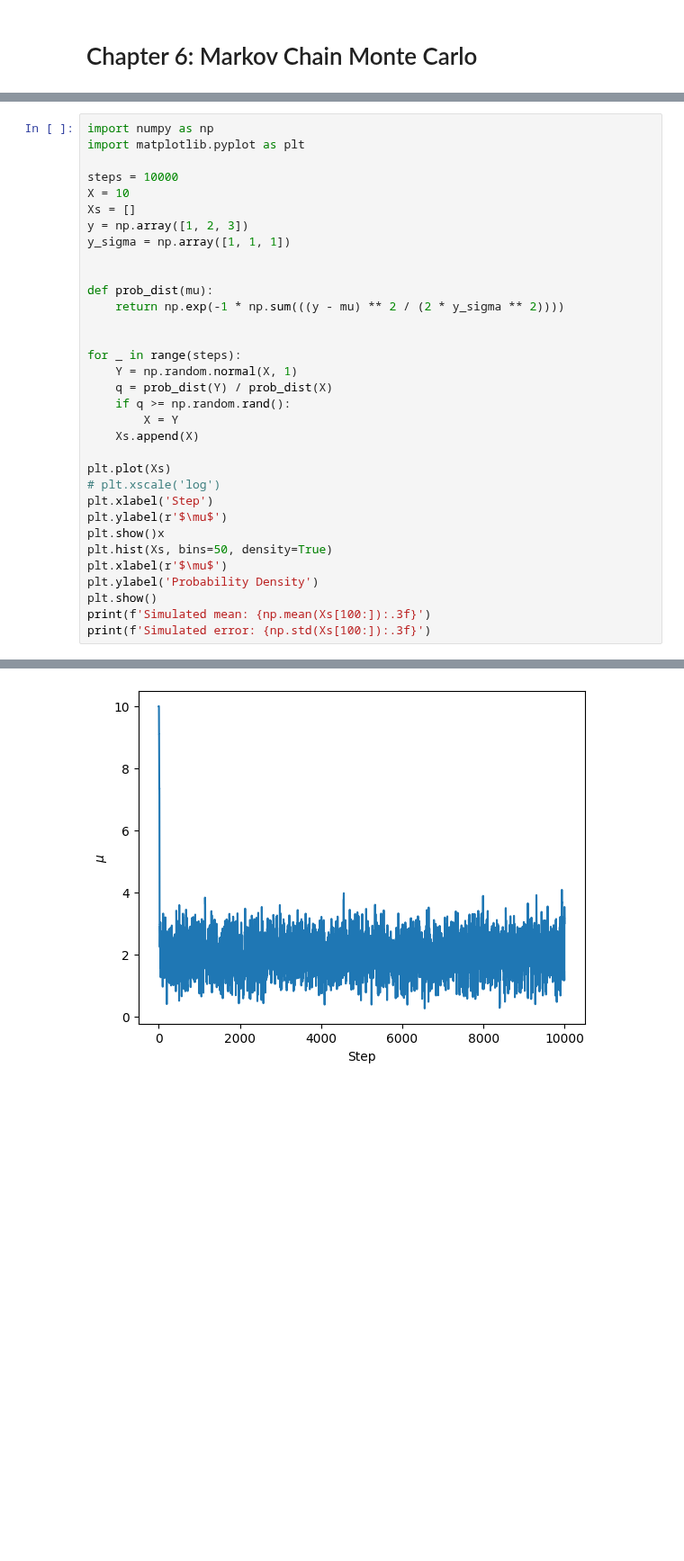
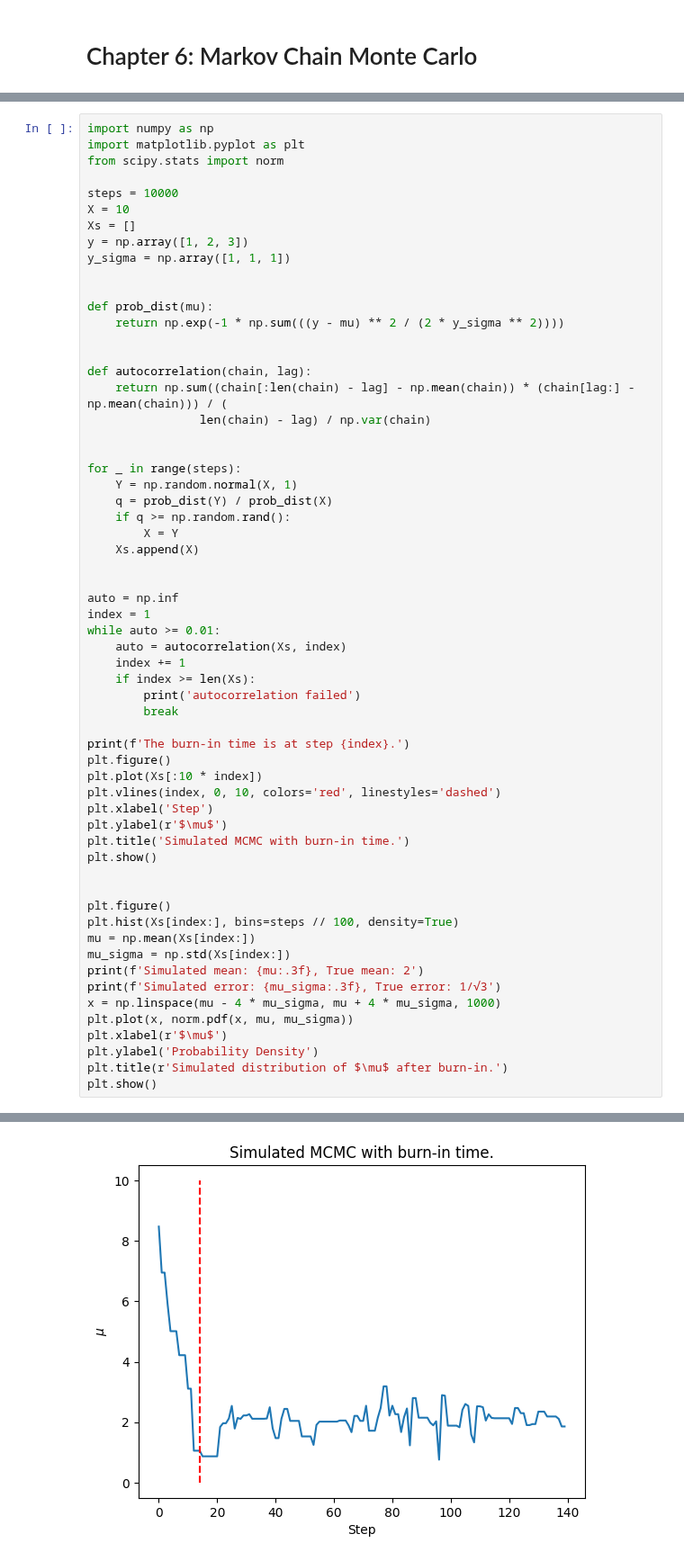
Before and after one commit to t-kist/Bayesian-Statistics-for-Astrophysics-2024, a Jupyter notebook: bayes24/lecture_notes/group6/Chapter 6.ipynb, the cells around one changed output, grey strips where cells are left out. Shown at 90% size. Saved outputs shown, nothing was run; the diff lists cells and outputs as text; blank space fills up the shorter version.

Commit message:
Autocorrelation is added

```diff
--- a/bayes24/lecture_notes/group6/Chapter 6.ipynb
+++ b/bayes24/lecture_notes/group6/Chapter 6.ipynb
@@ -67,6 +68,7 @@ The chain takes some steps to get to a stable value. This is called the burn-in
 # %%
 import numpy as np
 import matplotlib.pyplot as plt
+from scipy.stats import norm
 
 steps = 10000
 X = 10
@@ -79,6 +81,11 @@ def prob_dist(mu):
     return np.exp(-1 * np.sum(((y - mu) ** 2 / (2 * y_sigma ** 2))))
 
 
+def autocorrelation(chain, lag):
+    return np.sum((chain[:len(chain) - lag] - np.mean(chain)) * (chain[lag:] - np.mean(chain))) / (
+                len(chain) - lag) / np.var(chain)
+
+
 for _ in range(steps):
     Y = np.random.normal(X, 1)
     q = prob_dist(Y) / prob_dist(X)
@@ -86,15 +93,36 @@ for _ in range(steps):
         X = Y
     Xs.append(X)
 
-plt.plot(Xs)
-# plt.xscale('log')
+
+auto = np.inf
+index = 1
+while auto >= 0.01:
+    auto = autocorrelation(Xs, index)
+    index += 1
+    if index >= len(Xs):
+        print('autocorrelation failed')
+        break
+
+print(f'The burn-in time is at step {index}.')
+plt.figure()
+plt.plot(Xs[:10 * index])
+plt.vlines(index, 0, 10, colors='red', linestyles='dashed')
 plt.xlabel('Step')
 plt.ylabel(r'$\mu$')
-plt.show()x
-plt.hist(Xs, bins=50, density=True)
+plt.title('Simulated MCMC with burn-in time.')
+plt.show()
+
+
+plt.figure()
+plt.hist(Xs[index:], bins=steps // 100, density=True)
+mu = np.mean(Xs[index:])
+mu_sigma = np.std(Xs[index:])
+print(f'Simulated mean: {mu:.3f}, True mean: 2')
+print(f'Simulated error: {mu_sigma:.3f}, True error: 1/√3')
+x = np.linspace(mu - 4 * mu_sigma, mu + 4 * mu_sigma, 1000)
+plt.plot(x, norm.pdf(x, mu, mu_sigma))
 plt.xlabel(r'$\mu$')
 plt.ylabel('Probability Density')
+plt.title(r'Simulated distribution of $\mu$ after burn-in.')
 plt.show()
-print(f'Simulated mean: {np.mean(Xs[100:]):.3f}')
-print(f'Simulated error: {np.std(Xs[100:]):.3f}')
 # %% [output]
@@ -101 +130 @@ print(f'Simulated error: {np.std(Xs[100:]):.3f}')
-[figure, old version]
+[figure, new version]
```
Also changed, not shown: parts of 4 cells of this notebook.
